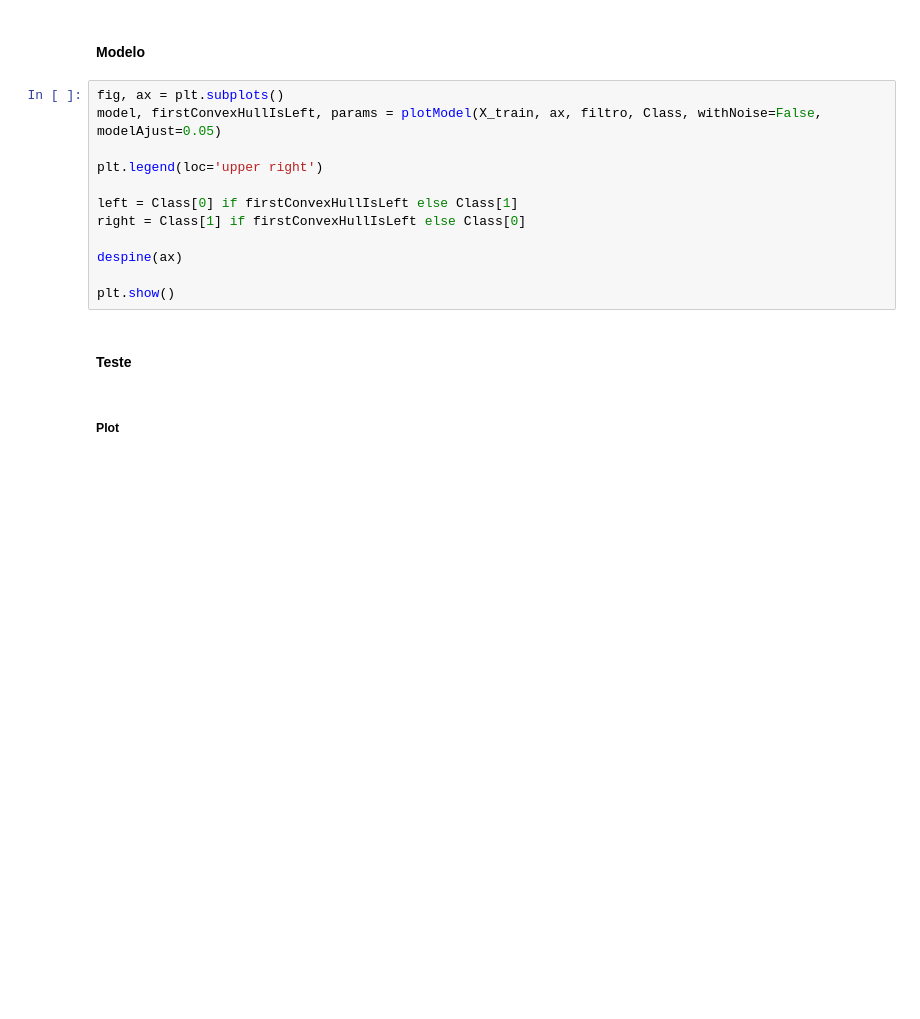
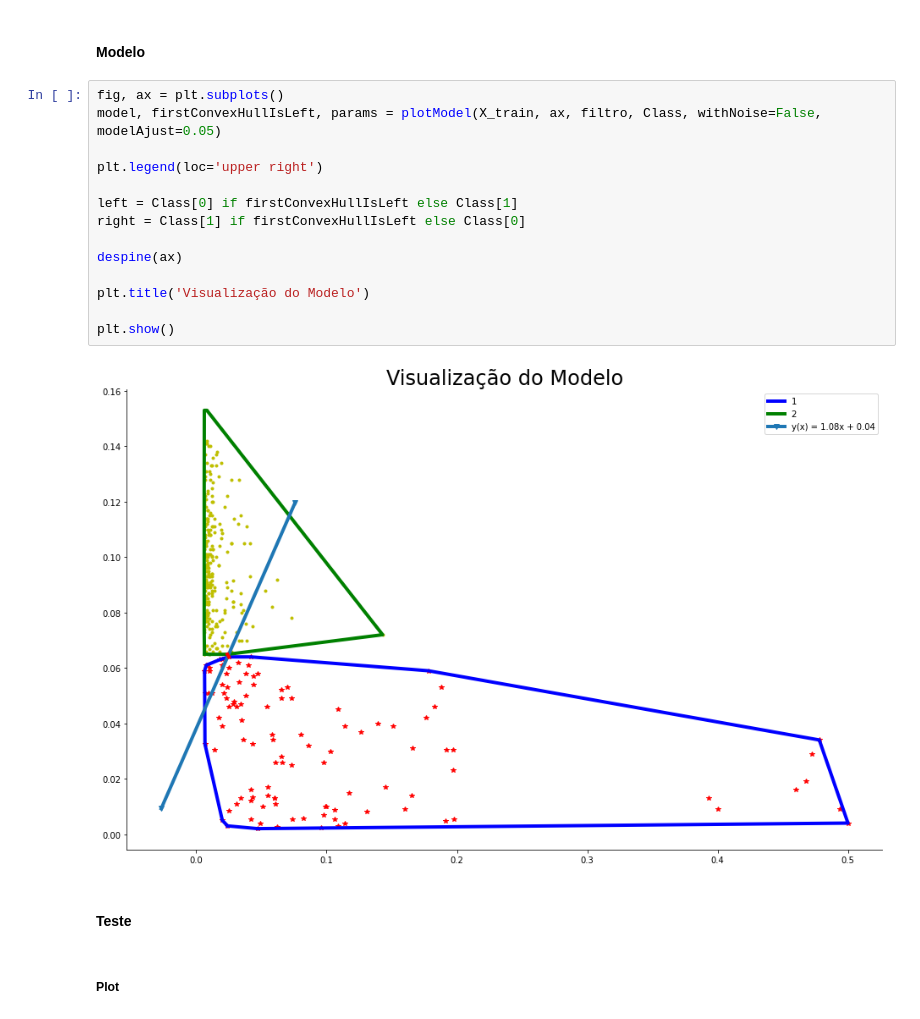
Before and after one commit to Gcastelo01/TP1_Alg2, a Jupyter notebook: TP1_Classificador.ipynb, the cells around one changed output. Saved outputs shown, nothing was run; the diff lists cells and outputs as text; blank space fills up the shorter version.

```diff
--- a/TP1_Classificador.ipynb
+++ b/TP1_Classificador.ipynb
@@ -165,15 +179,19 @@ print(f'As envoltórias tem interssão: {hasIntersection}')
 # %%
 fig, ax = plt.subplots()
 model, firstConvexHullIsLeft, params = plotModel(X_train, ax, filtro, Class, withNoise=False, modelAjust=0.05)
 
 plt.legend(loc='upper right')
 
 left = Class[0] if firstConvexHullIsLeft else Class[1]
 right = Class[1] if firstConvexHullIsLeft else Class[0]
 
 despine(ax)
 
+plt.title('Visualização do Modelo')
+
 plt.show()
+# %% [output]
+[figure, added]
 # %% [markdown]
 #### Teste
 # %% [markdown]
```
Also changed, not shown: parts of 41 cells of this notebook.
